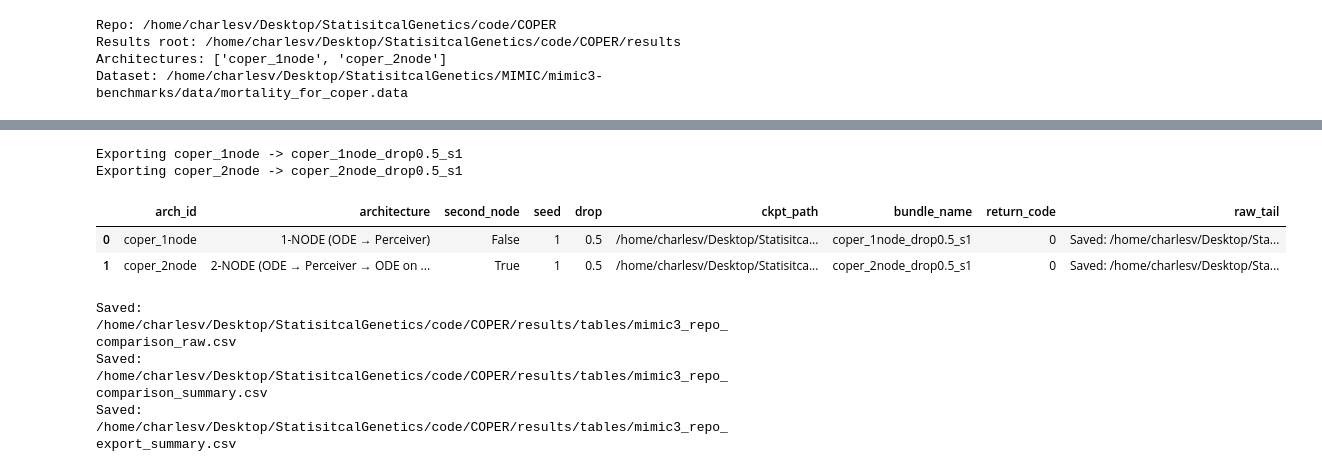
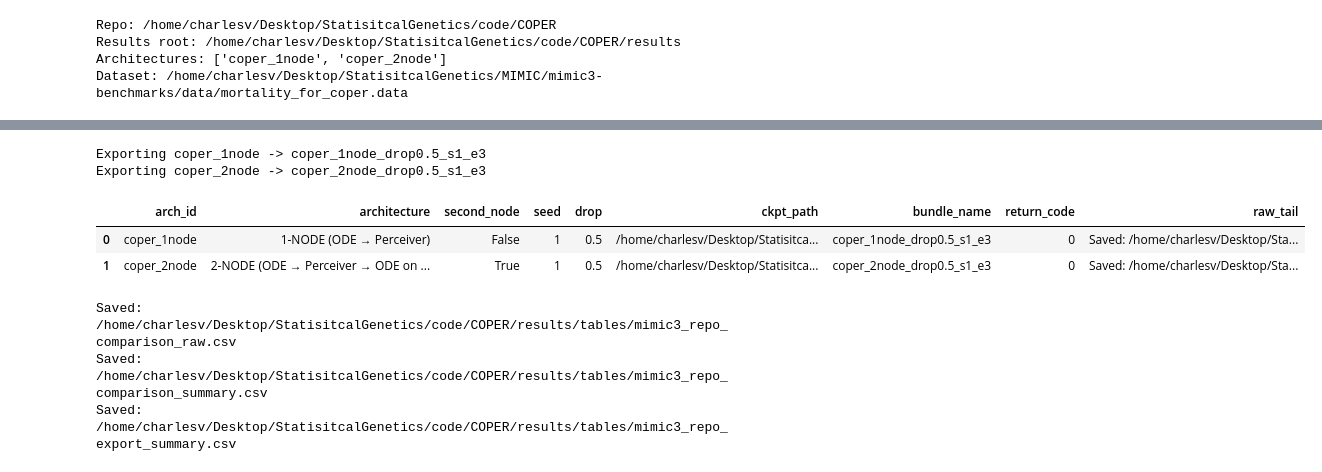
Before and after one commit to charles-vzf/COPER-latents, a Jupyter notebook: notebooks/compare_mortality_mimic3.ipynb, the cells around one changed output, grey strips where cells are left out. Cells and saved outputs as stored; diff of their text form; code cells hidden in the pictures.

```diff
--- a/notebooks/compare_mortality_mimic3.ipynb
+++ b/notebooks/compare_mortality_mimic3.ipynb
@@ -60,7 +62,7 @@ assert MORTALITY_PICKLE.is_file(), f'Missing dataset file: {MORTALITY_PICKLE}'
 # Smoke-test defaults. Increase for full benchmark.
 SEEDS = [1]
 DROPS = [0.50]  # drop ratio
-NITERS = 1 # epochs
+NITERS = 3  # epochs (export bundles get suffix _e{NITERS})
 BATCH_SIZE = 64
 PATIENCE = 10
 
@@ -202,7 +204,7 @@ for _, row in ok_for_export.iterrows():
     drop = float(row['drop'])
     second_node = bool(row['second_node'])
 
-    export_name = f'{arch_id}_drop{drop:g}_s{seed}'
+    export_name = f'{arch_id}_drop{drop:g}_s{seed}_e{NITERS}'
     cmd = [
         sys.executable,
         str(EXPORT_SCRIPT),
@@ -214,37 +216,37 @@ for _, row in ok_for_export.iterrows():
         '--random-seed', str(seed),
     ]
     if second_node:
         cmd.append('--second-node')
 
     print(f'Exporting {arch_id} -> {export_name}')
     proc = subprocess.run(cmd, text=True, capture_output=True, check=False)
     output = (proc.stdout or '') + '\n' + (proc.stderr or '')
 
     export_rows.append({
         'arch_id': arch_id,
         'architecture': row['architecture'],
         'second_node': second_node,
         'seed': seed,
         'drop': drop,
         'ckpt_path': str(ckpt_path),
         'bundle_name': export_name,
         'return_code': proc.returncode,
         'raw_tail': '\n'.join(output.splitlines()[-80:]),
     })
 
 exports_df = pd.DataFrame(export_rows)
 failed_exports = exports_df[exports_df['return_code'] != 0]
 if not failed_exports.empty:
     display(exports_df)
     raise RuntimeError('Some checkpoint exports failed. Inspect `exports_df["raw_tail"]`.')
 
 exports_df
 # %% [output]
-Exporting coper_1node -> coper_1node_drop0.5_s1
-Exporting coper_2node -> coper_2node_drop0.5_s1
+Exporting coper_1node -> coper_1node_drop0.5_s1_e3
+Exporting coper_2node -> coper_2node_drop0.5_s1_e3
 |  | arch_id | architecture | second_node | seed | drop | ckpt_path | bundle_name | return_code | raw_tail |
-| 0 | coper_1node | 1-NODE (ODE → Perceiver) | False | 1 | 0.5 | /home/charlesv/Desktop/Statisitca... | coper_1node_drop0.5_s1 | 0 | Saved: /home/charlesv/Desktop/Sta... |
-| 1 | coper_2node | 2-NODE (ODE → Perceiver → ODE on ... | True | 1 | 0.5 | /home/charlesv/Desktop/Statisitca... | coper_2node_drop0.5_s1 | 0 | Saved: /home/charlesv/Desktop/Sta... |
+| 0 | coper_1node | 1-NODE (ODE → Perceiver) | False | 1 | 0.5 | /home/charlesv/Desktop/Statisitca... | coper_1node_drop0.5_s1_e3 | 0 | Saved: /home/charlesv/Desktop/Sta... |
+| 1 | coper_2node | 2-NODE (ODE → Perceiver → ODE on ... | True | 1 | 0.5 | /home/charlesv/Desktop/Statisitca... | coper_2node_drop0.5_s1_e3 | 0 | Saved: /home/charlesv/Desktop/Sta... |
 # %%
 # ---- Save results to disk ----
 tables_dir = RESULTS_ROOT / 'tables'
```
Also changed, not shown: parts of 4 cells of this notebook, 11 other files.
